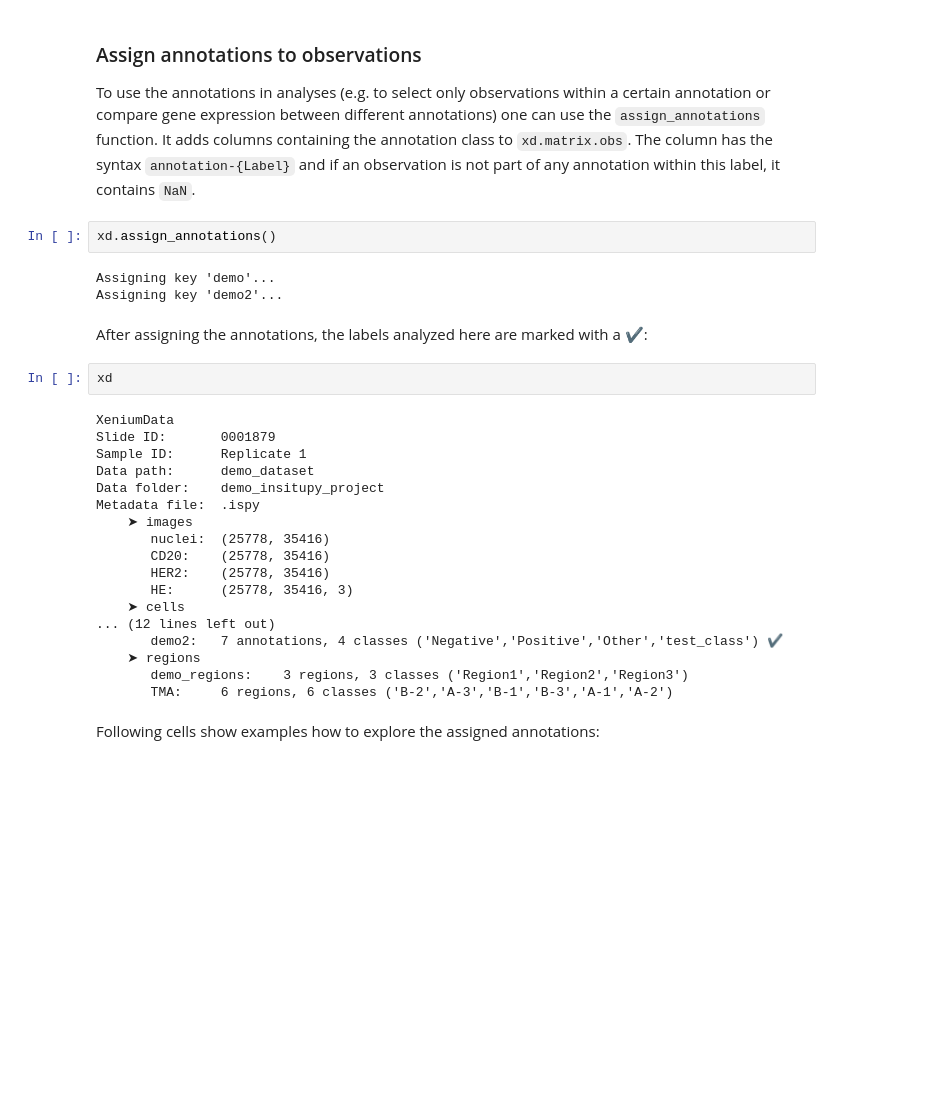
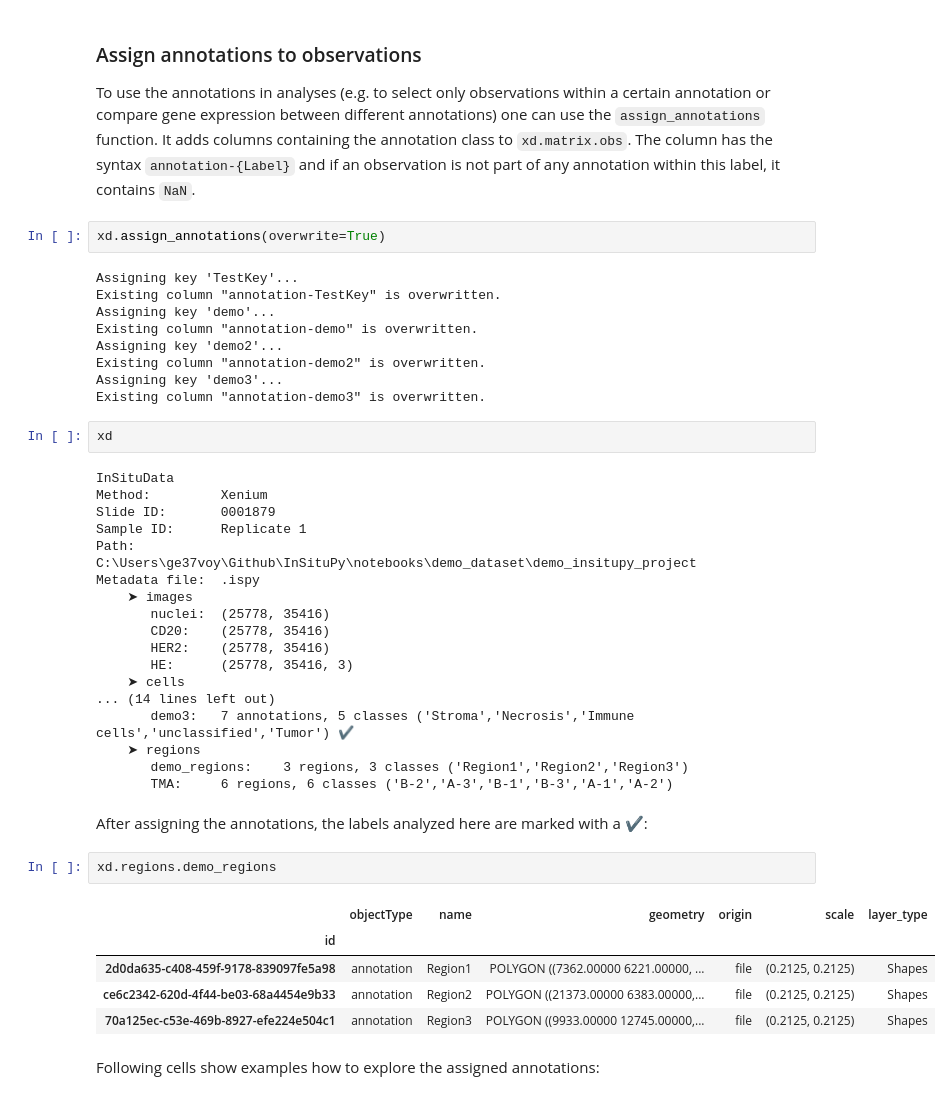
Before and after one commit to b-lemke98/InSituPy-1, a Jupyter notebook: notebooks/04_InSituPy_demo_annotations.ipynb, the cells around one changed output. Saved outputs shown, nothing was run; the diff lists cells and outputs as text; blank space fills up the shorter version.

Commit message:
*rewritten annotations demo - but not finished yet * fixed issues with annotations/regions IO and reading of scale

```diff
--- a/notebooks/04_InSituPy_demo_annotations.ipynb
+++ b/notebooks/04_InSituPy_demo_annotations.ipynb
@@ -463,32 +265,46 @@ Metadata file:  .ispy
 
 To use the annotations in analyses (e.g. to select only observations within a certain annotation or compare gene expression between different annotations) one can use the `assign_annotations` function. It adds columns containing the annotation class to `xd.matrix.obs`. The column has the syntax `annotation-{Label}` and if an observation is not part of any annotation within this label, it contains `NaN`.
 # %%
-xd.assign_annotations()
+xd.assign_annotations(overwrite=True)
 # %% [output]
+Assigning key 'TestKey'...
+Existing column "annotation-TestKey" is overwritten.
 Assigning key 'demo'...
+Existing column "annotation-demo" is overwritten.
 Assigning key 'demo2'...
+Existing column "annotation-demo2" is overwritten.
+Assigning key 'demo3'...
+Existing column "annotation-demo3" is overwritten.
+# %%
+xd
+# %% [output]
+InSituData
+Method:         Xenium
+Slide ID:       0001879
+Sample ID:      Replicate 1
+Path:           C:\Users\ge37voy\Github\InSituPy\notebooks\demo_dataset\demo_insitupy_project
+Metadata file:  .ispy
+    ➤ images
+       nuclei:  (25778, 35416)
+       CD20:    (25778, 35416)
+       HER2:    (25778, 35416)
+       HE:      (25778, 35416, 3)
+    ➤ cells
+... (14 lines left out)
+       demo3:   7 annotations, 5 classes ('Stroma','Necrosis','Immune cells','unclassified','Tumor') ✔
+    ➤ regions
+       demo_regions:    3 regions, 3 classes ('Region1','Region2','Region3')
+       TMA:     6 regions, 6 classes ('B-2','A-3','B-1','B-3','A-1','A-2')
 # %% [markdown]
 After assigning the annotations, the labels analyzed here are marked with a ✔:
-# %%
-xd
-# %% [output]
-XeniumData
-Slide ID:       0001879
-Sample ID:      Replicate 1
-Data path:      demo_dataset
-Data folder:    demo_insitupy_project
-Metadata file:  .ispy
-    ➤ images
-       nuclei:  (25778, 35416)
-       CD20:    (25778, 35416)
-       HER2:    (25778, 35416)
-       HE:      (25778, 35416, 3)
-    ➤ cells
-... (12 lines left out)
-       demo2:   7 annotations, 4 classes ('Negative','Positive','Other','test_class') ✔
-    ➤ regions
-       demo_regions:    3 regions, 3 classes ('Region1','Region2','Region3')
-       TMA:     6 regions, 6 classes ('B-2','A-3','B-1','B-3','A-1','A-2')
+# %%
+xd.regions.demo_regions
+# %% [output]
+|  | objectType | name | geometry | origin | scale | layer_type |
+| id |  |  |  |  |  |  |
+| 2d0da635-c408-459f-9178-839097fe5a98 | annotation | Region1 | POLYGON ((7362.00000 6221.00000, ... | file | (0.2125, 0.2125) | Shapes |
+| ce6c2342-620d-4f44-be03-68a4454e9b33 | annotation | Region2 | POLYGON ((21373.00000 6383.00000,... | file | (0.2125, 0.2125) | Shapes |
+| 70a125ec-c53e-469b-8927-efe224e504c1 | annotation | Region3 | POLYGON ((9933.00000 12745.00000,... | file | (0.2125, 0.2125) | Shapes |
 # %% [markdown]
 Following cells show examples how to explore the assigned annotations:
 # %%
```
Also changed, not shown: parts of 57 cells of this notebook, 22 other files.
